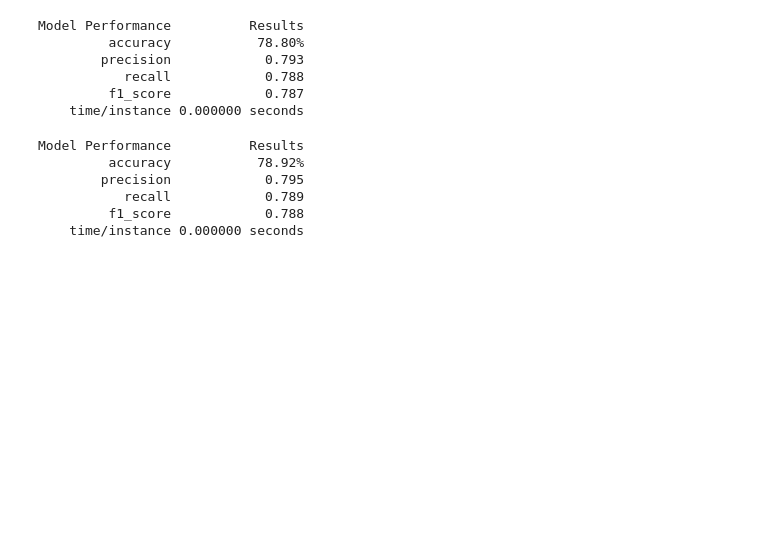
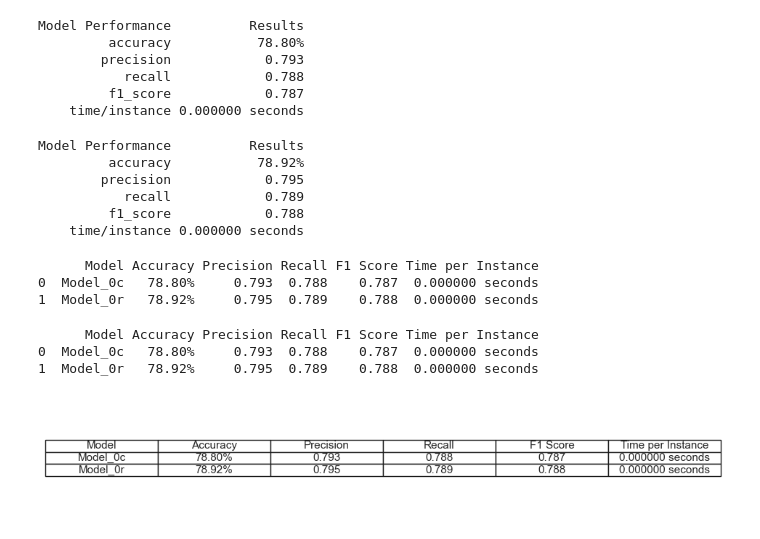
Before and after one commit to AntoineMagninn/ReviewRankML, a Jupyter notebook: EDA.ipynb, the cells around one changed output. Saved outputs shown, nothing was run; the diff lists cells and outputs as text; code cells hidden in the pictures; blank space fills up the shorter version.

```diff
--- a/EDA.ipynb
+++ b/EDA.ipynb
@@ -526,3 +526,58 @@ Model Performance          Results
            recall            0.789
          f1_score            0.788
     time/instance 0.000000 seconds
+# %%
+# Initialize a DataFrame to store results
+results_df = pd.DataFrame(columns=['Model', 'Accuracy', 'Precision', 'Recall', 'F1 Score', 'Time per Instance'])
+
+def store_results(model_name, accuracy, precision, recall, f1_score, time_per_instance):
+    # Append the new results to the DataFrame
+    results_df.loc[len(results_df)] = {
+        'Model': model_name,
+        'Accuracy': f"{accuracy:.2%}",
+        'Precision': f"{precision:.3f}",
+        'Recall': f"{recall:.3f}",
+        'F1 Score': f"{f1_score:.3f}",
+        'Time per Instance': f"{time_per_instance:.6f} seconds"
+    }
+
+# Store the results for the cleaned text model
+store_results('Model_0c', m0c_accuracy, m0c_precision, m0c_recall, m0c_f1, m0c_time_per_instance)
+
+# Store the results for the raw text model
+store_results('Model_0r', m0r_accuracy, m0r_precision, m0r_recall, m0r_f1, m0r_time_per_instance)
+
+# View the consolidated results
+print(results_df)
+# %% [output]
+      Model Accuracy Precision Recall F1 Score Time per Instance
+0  Model_0c   78.80%     0.793  0.788    0.787  0.000000 seconds
+1  Model_0r   78.92%     0.795  0.789    0.788  0.000000 seconds
+# %%
+import plotly.graph_objects as go
+
+fig = go.Figure(data=[go.Table(
+    header=dict(values=list(results_df.columns),
+                fill_color='paleturquoise',
+                align='left'),
+    cells=dict(values=[results_df[col] for col in results_df.columns],
+               fill_color='lavender',
+               align='left'))
+])
+
+fig.show()
+# %% [output]
+      Model Accuracy Precision Recall F1 Score Time per Instance
+0  Model_0c   78.80%     0.793  0.788    0.787  0.000000 seconds
+1  Model_0r   78.92%     0.795  0.789    0.788  0.000000 seconds
+# %%
+import matplotlib.pyplot as plt
+
+fig, ax = plt.subplots(figsize=(12, 2)) # set size frame
+ax.axis('tight')
+ax.axis('off')
+ax.table(cellText=results_df.values, colLabels=results_df.columns, cellLoc = 'center', loc='center')
+
+plt.show()
+# %% [output]
+[figure, added]
```
Also changed, not shown: parts of 5 cells of this notebook.
